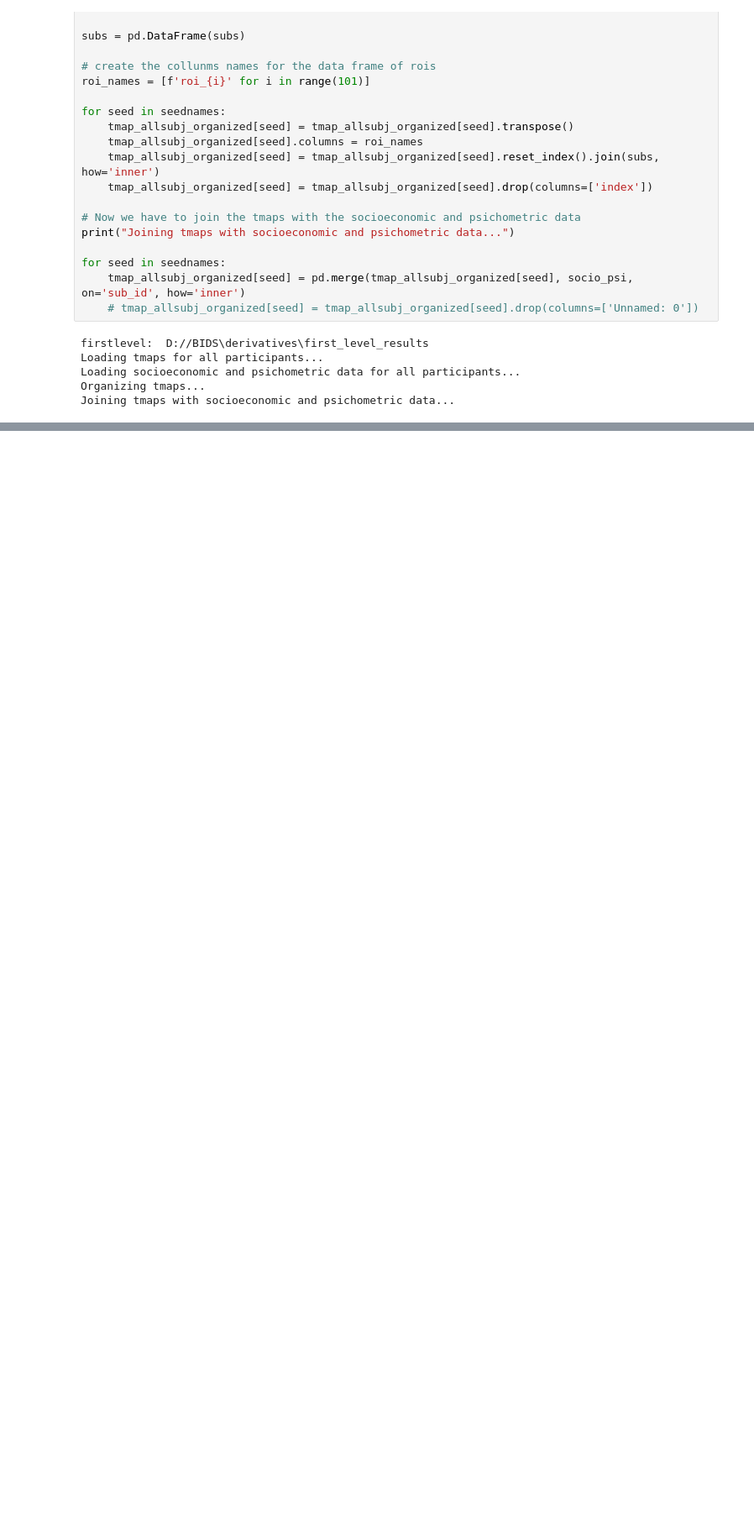
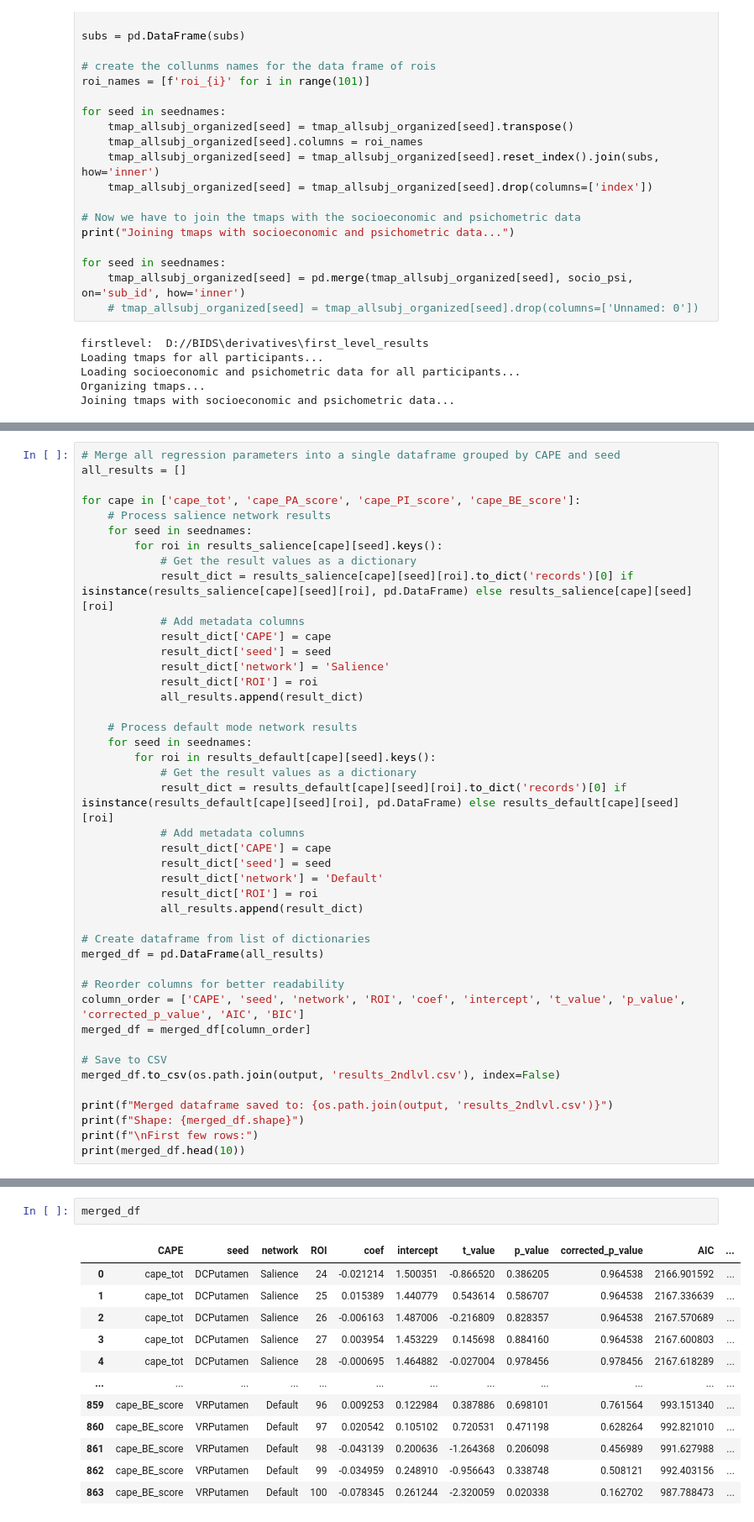
Before and after one commit to angeloodr/INPD-neuroimage-cape, a Jupyter notebook: code/seed-to-roi-2nd-level.ipynb, the cells around one changed output, grey strips where cells are left out. Shown at 84% size. Cells and saved outputs as stored; diff of their text form; blank space fills up the shorter version.

```diff
--- a/code/seed-to-roi-2nd-level.ipynb
+++ b/code/seed-to-roi-2nd-level.ipynb
@@ -363,0 +313,43 @@ tmap_allsubj_organized['DorsalCaudate']
+# %%
+# Merge all regression parameters into a single dataframe grouped by CAPE and seed
+all_results = []
+
+for cape in ['cape_tot', 'cape_PA_score', 'cape_PI_score', 'cape_BE_score']:
+    # Process salience network results
+    for seed in seednames:
+        for roi in results_salience[cape][seed].keys():
+            # Get the result values as a dictionary
+            result_dict = results_salience[cape][seed][roi].to_dict('records')[0] if isinstance(results_salience[cape][seed][roi], pd.DataFrame) else results_salience[cape][seed][roi]
+            # Add metadata columns
+            result_dict['CAPE'] = cape
+            result_dict['seed'] = seed
+            result_dict['network'] = 'Salience'
+            result_dict['ROI'] = roi
+            all_results.append(result_dict)
+
+    # Process default mode network results
+    for seed in seednames:
+        for roi in results_default[cape][seed].keys():
+            # Get the result values as a dictionary
+            result_dict = results_default[cape][seed][roi].to_dict('records')[0] if isinstance(results_default[cape][seed][roi], pd.DataFrame) else results_default[cape][seed][roi]
+            # Add metadata columns
+            result_dict['CAPE'] = cape
+            result_dict['seed'] = seed
+            result_dict['network'] = 'Default'
+            result_dict['ROI'] = roi
+            all_results.append(result_dict)
+
+# Create dataframe from list of dictionaries
+merged_df = pd.DataFrame(all_results)
+
+# Reorder columns for better readability
+column_order = ['CAPE', 'seed', 'network', 'ROI', 'coef', 'intercept', 't_value', 'p_value', 'corrected_p_value', 'AIC', 'BIC']
+merged_df = merged_df[column_order]
+
+# Save to CSV
+merged_df.to_csv(os.path.join(output, 'results_2ndlvl.csv'), index=False)
+
+print(f"Merged dataframe saved to: {os.path.join(output, 'results_2ndlvl.csv')}")
+print(f"Shape: {merged_df.shape}")
+print(f"\nFirst few rows:")
+print(merged_df.head(10))
@@ -363,0 +374,15 @@ tmap_allsubj_organized['DorsalCaudate']
+# %%
+merged_df
+# %% [output]
+|  | CAPE | seed | network | ROI | coef | intercept | t_value | p_value | corrected_p_value | AIC | ... |
+| 0 | cape_tot | DCPutamen | Salience | 24 | -0.021214 | 1.500351 | -0.866520 | 0.386205 | 0.964538 | 2166.901592 | ... |
+| 1 | cape_tot | DCPutamen | Salience | 25 | 0.015389 | 1.440779 | 0.543614 | 0.586707 | 0.964538 | 2167.336639 | ... |
+| 2 | cape_tot | DCPutamen | Salience | 26 | -0.006163 | 1.487006 | -0.216809 | 0.828357 | 0.964538 | 2167.570689 | ... |
+| 3 | cape_tot | DCPutamen | Salience | 27 | 0.003954 | 1.453229 | 0.145698 | 0.884160 | 0.964538 | 2167.600803 | ... |
+| 4 | cape_tot | DCPutamen | Salience | 28 | -0.000695 | 1.464882 | -0.027004 | 0.978456 | 0.978456 | 2167.618289 | ... |
+| ... | ... | ... | ... | ... | ... | ... | ... | ... | ... | ... | ... |
+| 859 | cape_BE_score | VRPutamen | Default | 96 | 0.009253 | 0.122984 | 0.387886 | 0.698101 | 0.761564 | 993.151340 | ... |
+| 860 | cape_BE_score | VRPutamen | Default | 97 | 0.020542 | 0.105102 | 0.720531 | 0.471198 | 0.628264 | 992.821010 | ... |
+| 861 | cape_BE_score | VRPutamen | Default | 98 | -0.043139 | 0.200636 | -1.264368 | 0.206098 | 0.456989 | 991.627988 | ... |
+| 862 | cape_BE_score | VRPutamen | Default | 99 | -0.034959 | 0.248910 | -0.956643 | 0.338748 | 0.508121 | 992.403156 | ... |
+| 863 | cape_BE_score | VRPutamen | Default | 100 | -0.078345 | 0.261244 | -2.320059 | 0.020338 | 0.162702 | 987.788473 | ... |
```
Also changed, not shown: parts of 9 cells of this notebook.
